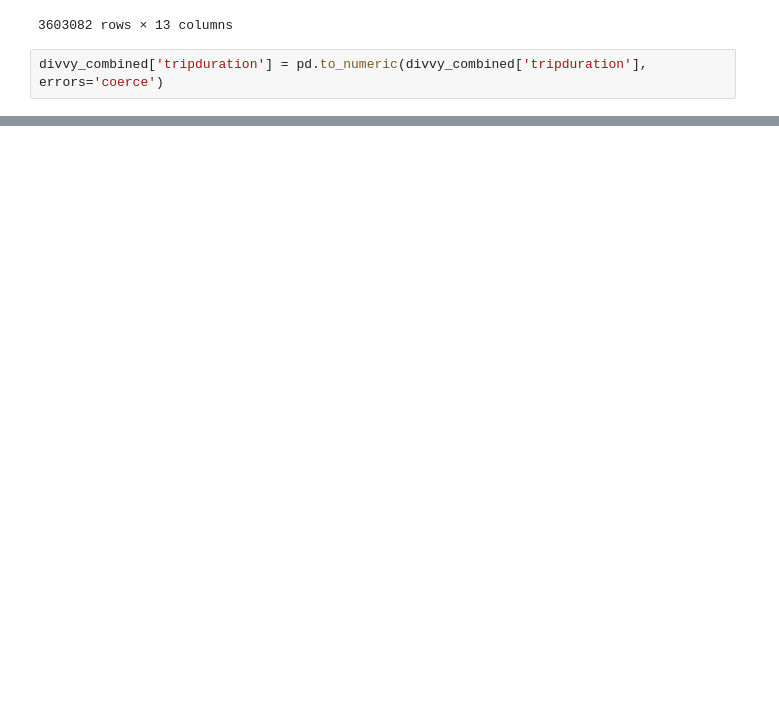
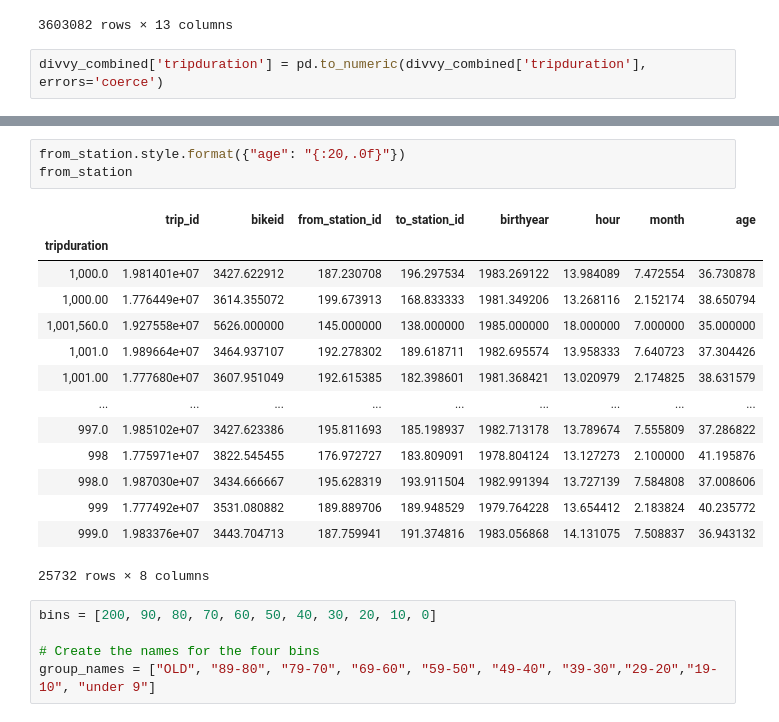
Before and after one commit to AlejandraRosa/Divvy_Project, a Jupyter notebook: Divvy_main.ipynb, the cells around one changed output, grey strips where cells are left out. Saved outputs shown, nothing was run; the diff lists cells and outputs as text; blank space fills up the shorter version.

```diff
--- a/Divvy_main.ipynb
+++ b/Divvy_main.ipynb
@@ -624,0 +655,23 @@ from_station
+# %%
+from_station.style.format({"age": "{:20,.0f}"})
+from_station
+# %% [output]
+|  | trip_id | bikeid | from_station_id | to_station_id | birthyear | hour | month | age |
+| tripduration |  |  |  |  |  |  |  |  |
+| 1,000.0 | 1.981401e+07 | 3427.622912 | 187.230708 | 196.297534 | 1983.269122 | 13.984089 | 7.472554 | 36.730878 |
+| 1,000.00 | 1.776449e+07 | 3614.355072 | 199.673913 | 168.833333 | 1981.349206 | 13.268116 | 2.152174 | 38.650794 |
+| 1,001,560.0 | 1.927558e+07 | 5626.000000 | 145.000000 | 138.000000 | 1985.000000 | 18.000000 | 7.000000 | 35.000000 |
+| 1,001.0 | 1.989664e+07 | 3464.937107 | 192.278302 | 189.618711 | 1982.695574 | 13.958333 | 7.640723 | 37.304426 |
+| 1,001.00 | 1.777680e+07 | 3607.951049 | 192.615385 | 182.398601 | 1981.368421 | 13.020979 | 2.174825 | 38.631579 |
+| ... | ... | ... | ... | ... | ... | ... | ... | ... |
+| 997.0 | 1.985102e+07 | 3427.623386 | 195.811693 | 185.198937 | 1982.713178 | 13.789674 | 7.555809 | 37.286822 |
+| 998 | 1.775971e+07 | 3822.545455 | 176.972727 | 183.809091 | 1978.804124 | 13.127273 | 2.100000 | 41.195876 |
+| 998.0 | 1.987030e+07 | 3434.666667 | 195.628319 | 193.911504 | 1982.991394 | 13.727139 | 7.584808 | 37.008606 |
+| 999 | 1.777492e+07 | 3531.080882 | 189.889706 | 189.948529 | 1979.764228 | 13.654412 | 2.183824 | 40.235772 |
+| 999.0 | 1.983376e+07 | 3443.704713 | 187.759941 | 191.374816 | 1983.056868 | 14.131075 | 7.508837 | 36.943132 |
+25732 rows × 8 columns
+# %%
+bins = [200, 90, 80, 70, 60, 50, 40, 30, 20, 10, 0]
+
+# Create the names for the four bins
+group_names = ["OLD", "89-80", "79-70", "69-60", "59-50", "49-40", "39-30","29-20","19-10", "under 9"]
```
Also changed, not shown: parts of 7 cells of this notebook.
